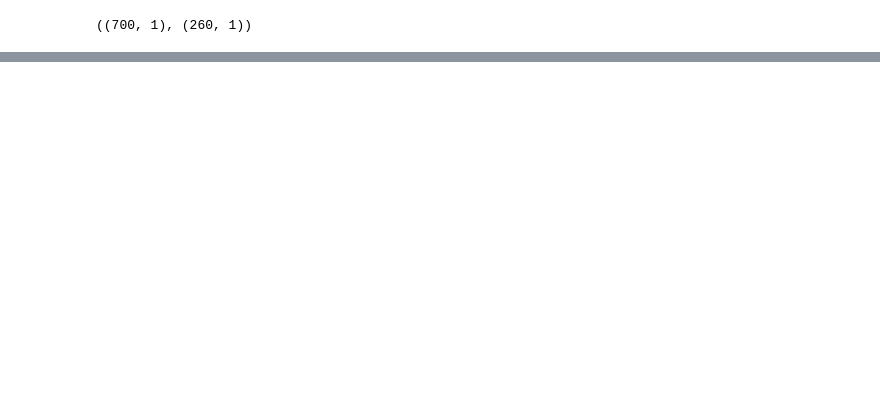
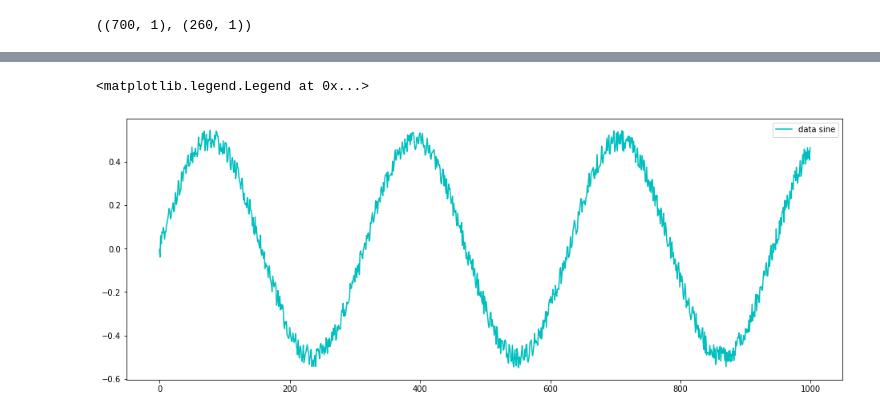
Before and after one commit to MaryamBoneh/DeepLearning-Course, a Jupyter notebook: RNN/Simple_RNN_Regressor.ipynb, the cells around one changed output, grey strips where cells are left out. Drawn from its saved outputs; the diff is of its cells as text; code cells hidden in the pictures; blank space fills up the shorter version.

```diff
--- a/RNN/Simple_RNN_Regressor.ipynb
+++ b/RNN/Simple_RNN_Regressor.ipynb
@@ -96,0 +97,7 @@ plt.legend()
+# %%
+plt.figure(figsize=(16, 6))
+plt.plot(data_sine, color='c', label='data sine')
+plt.legend()
+# %% [output]
+<matplotlib.legend.Legend at 0x...>
+[figure, added]
```
Also changed, not shown: parts of 5 cells of this notebook.
